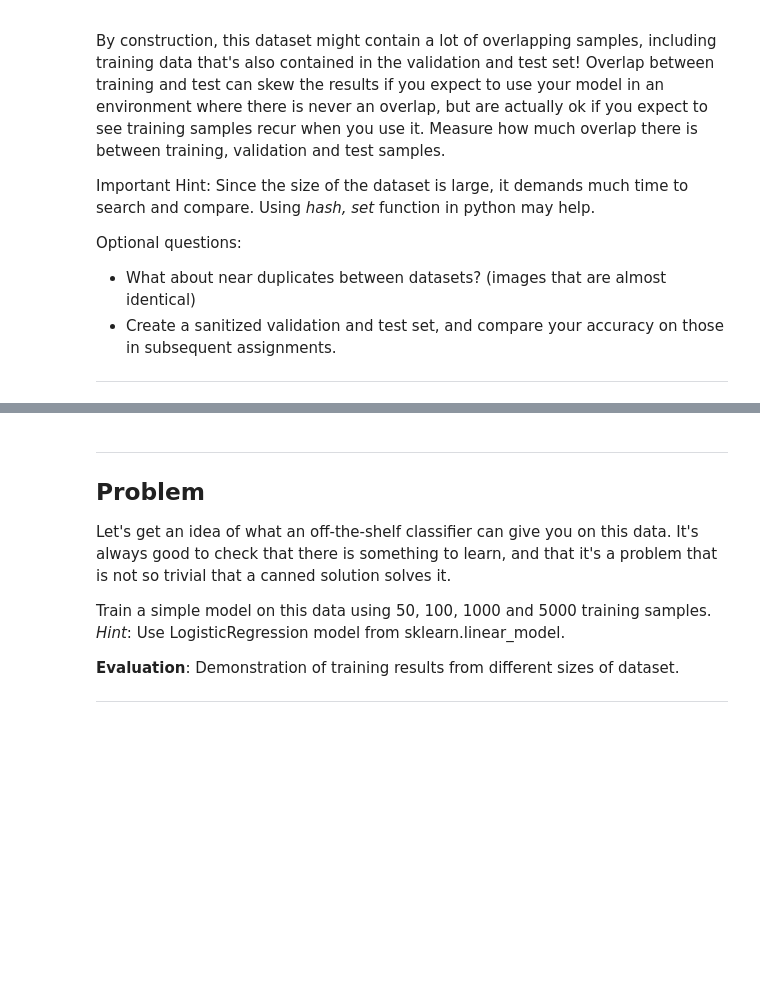
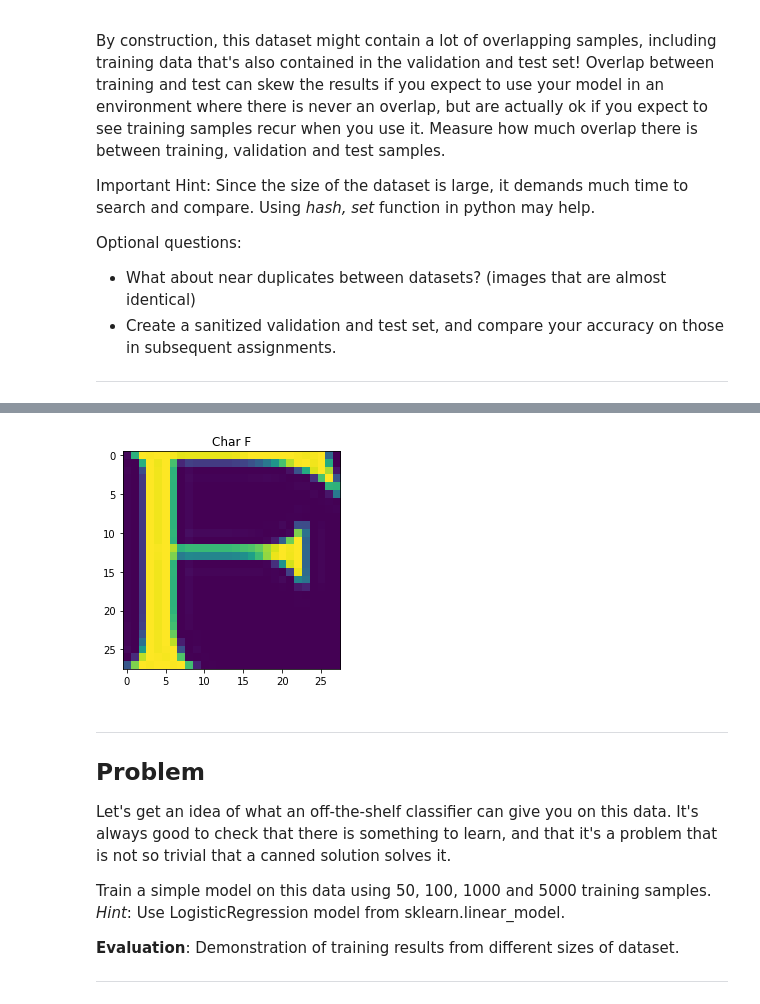
Before and after one commit to hyungsuklim/DeepLearning, a Jupyter notebook: Assignment1-1_Data_Curation.ipynb, the cells around one changed output, grey strips where cells are left out. Drawn from its saved outputs; the diff is of its cells as text; code cells hidden in the pictures; blank space fills up the shorter version.

```diff
--- a/Assignment1-1_Data_Curation.ipynb
+++ b/Assignment1-1_Data_Curation.ipynb
@@ -379,3 +428,92 @@ print(__doc__)
+# %%
+#Import things for building sanitized data
+import matplotlib.pyplot as plt
+from six.moves import cPickle as pickle
+from hashlib import md5
+import numpy as np
+import os
+
+#Loading notMnIST pickle file-----------------------------
+pickle_file = os.path.join(data_root, 'notMNIST.pickle')
+each_alphbet = ['A','B','C','D','E','F','G','H','I','J']
+with open(pickle_file, 'rb') as f:
+        datasets = pickle.load(f)
+
+
+#Merge all datasets from previous excercise---------------
+#Referenced from https://docs.scipy.org/doc/numpy-1.14.0/reference/generated/numpy.concatenate.html
+all_labels = np.concatenate((datasets['train_labels'],
+                             datasets['valid_labels'],
+                             datasets['test_labels']))
+
+all_data = np.concatenate((datasets['train_dataset'],
+                             datasets['valid_dataset'],
+                             datasets['test_dataset']))
+
+#For storing unique values in the sanitized data and label list
+sanitized_data = []
+sanitized_labels = []
+
+#store of existing hashes--------------------------------
+hashes = set()
+#Checking each image if its hash is in list
+for i in range(0,len(all_labels)):
+    if not md5(all_data[i]).hexdigest() in hashes:
+        #record its hash and copy to new dataset
+        sanitized_data.append(all_data[i])
+        sanitized_labels.append(all_labels[i])
+        hashes.add(md5(all_data[i]).hexdigest())
+
+
+#now change the lists to numpy ndarrays with stack command
+#Reference from https://docs.scipy.org/doc/numpy-1.10.0/reference/generated/numpy.stack.html
+sanitized_data = np.stack(sanitized_data)
+sanitized_labels = np.stack(sanitized_labels)
+
+#shuffle to ensure that original unsanitized and sanitized data is in different order (Copied from above)
+def randomize(dataset, labels):
+  permutation = np.random.permutation(labels.shape[0])
+  shuffled_dataset = dataset[permutation,:,:]
+  shuffled_labels = labels[permutation]
+  return shuffled_dataset, shuffled_labels
+
+sanitized_data, sanitized_labels = randomize(sanitized_data, sanitized_labels)
+
+#checking that data is still good (Copied from Exercise 4)
+%matplotlib inline
+sample_idx = np.random.randint(0, len(sanitized_labels))
+plt.imshow(sanitized_data[sample_idx])
+plt.title("Char " + each_alphbet[sanitized_labels[sample_idx]])
+
+
+#now split this all data to validation, train, test datasets as in prior problems
+valid_dataset =  sanitized_data[:10000]
+valid_labels = sanitized_labels[:10000]
+test_dataset =  sanitized_data[10000:20000]
+test_labels = sanitized_labels[10000:20000]
+train_dataset = sanitized_data[20000:]
+train_labels = sanitized_labels[20000:]
+
+#let's dump it somewhere
+sanitized_pickle_file = os.path.join(data_root, 'sanitized_notMNIST.pickle')
+
+try:
+  f = open(sanitized_pickle_file, 'wb')
+  save = {
+    'train_dataset': train_dataset,
+    'train_labels': train_labels,
+    'valid_dataset': valid_dataset,
+    'valid_labels': valid_labels,
+    'test_dataset': test_dataset,
+    'test_labels': test_labels,
+    }
+  pickle.dump(save, f, pickle.HIGHEST_PROTOCOL)
+  f.close()
+except Exception as e:
+  print('Unable to save data to', sanitized_pickle_file, ':', e)
+  raise
+# %% [output]
+[figure, added]
 # %% [markdown]
 ---
 Problem
```
Also changed, not shown: parts of 11 cells of this notebook.
